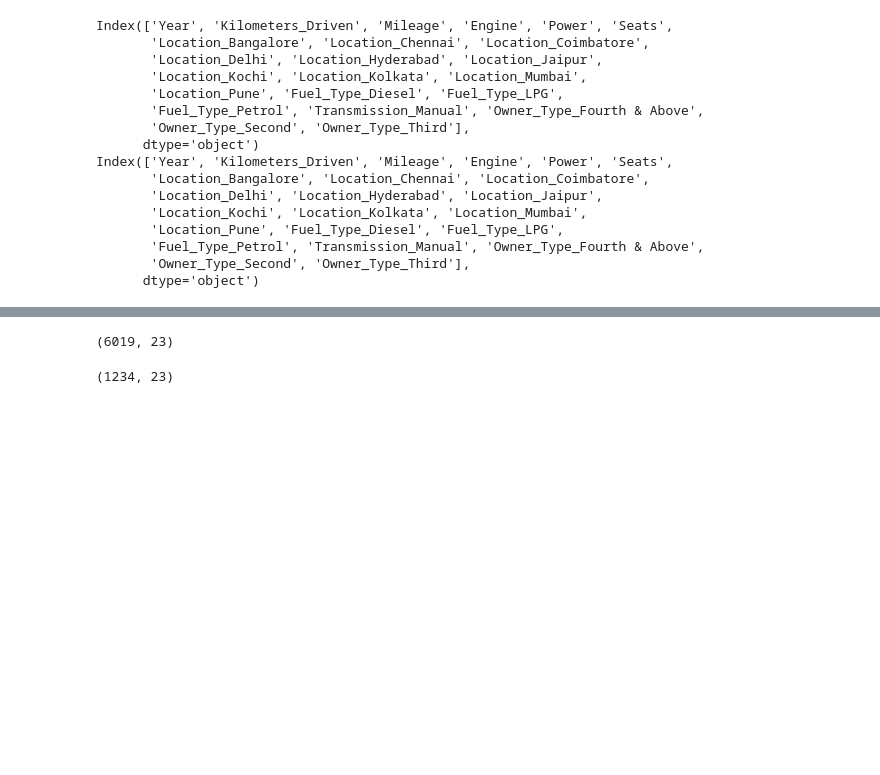
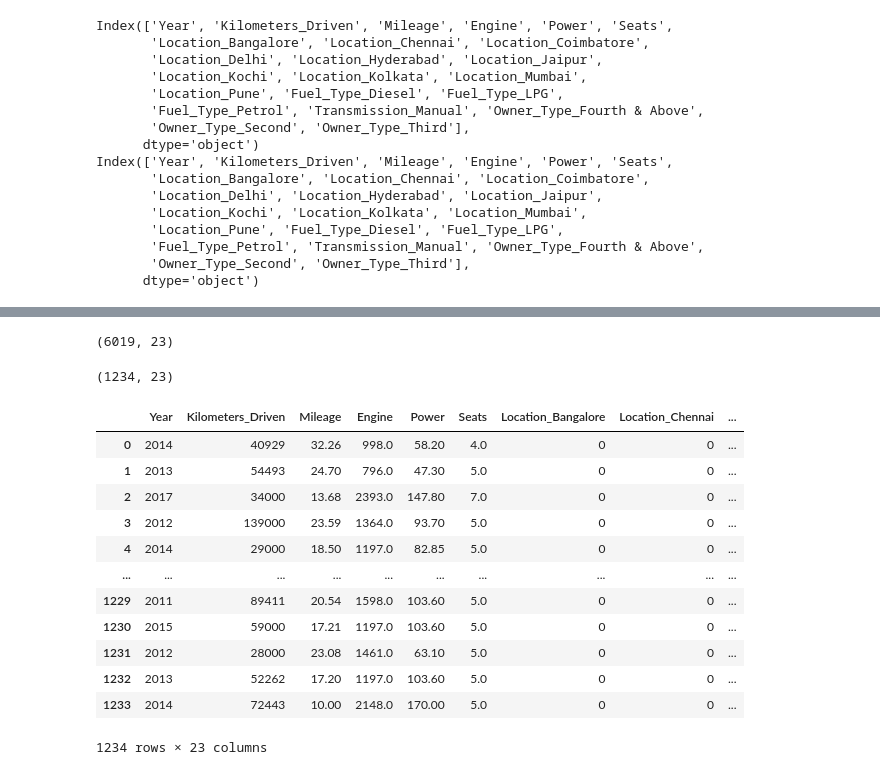
Before and after one commit to Anugrahig/LM-BD-March, a Jupyter notebook: march_bigdata/ml/regression/04_Projects/01_car_price_prediction.ipynb, the cells around one changed output, grey strips where cells are left out. Saved outputs shown, nothing was run; the diff lists cells and outputs as text; code cells hidden in the pictures; blank space fills up the shorter version.

```diff
--- a/march_bigdata/ml/regression/04_Projects/01_car_price_prediction.ipynb
+++ b/march_bigdata/ml/regression/04_Projects/01_car_price_prediction.ipynb
@@ -954,8 +1008,24 @@ X_test=dfe_test
-# %%
-X_train.shape
-# %% [output]
-(6019, 23)
-# %%
-X_test.shape
-# %% [output]
-(1234, 23)
+# %%
+X_train.shape
+# %% [output]
+(6019, 23)
+# %%
+X_test.shape
+# %% [output]
+(1234, 23)
+# %%
+X_test
+# %% [output]
+|  | Year | Kilometers_Driven | Mileage | Engine | Power | Seats | Location_Bangalore | Location_Chennai | ... |
+| 0 | 2014 | 40929 | 32.26 | 998.0 | 58.20 | 4.0 | 0 | 0 | ... |
+| 1 | 2013 | 54493 | 24.70 | 796.0 | 47.30 | 5.0 | 0 | 0 | ... |
+| 2 | 2017 | 34000 | 13.68 | 2393.0 | 147.80 | 7.0 | 0 | 0 | ... |
+| 3 | 2012 | 139000 | 23.59 | 1364.0 | 93.70 | 5.0 | 0 | 0 | ... |
+| 4 | 2014 | 29000 | 18.50 | 1197.0 | 82.85 | 5.0 | 0 | 0 | ... |
+| ... | ... | ... | ... | ... | ... | ... | ... | ... | ... |
+| 1229 | 2011 | 89411 | 20.54 | 1598.0 | 103.60 | 5.0 | 0 | 0 | ... |
+| 1230 | 2015 | 59000 | 17.21 | 1197.0 | 103.60 | 5.0 | 0 | 0 | ... |
+| 1231 | 2012 | 28000 | 23.08 | 1461.0 | 63.10 | 5.0 | 0 | 0 | ... |
+| 1232 | 2013 | 52262 | 17.20 | 1197.0 | 103.60 | 5.0 | 0 | 0 | ... |
+| 1233 | 2014 | 72443 | 10.00 | 2148.0 | 170.00 | 5.0 | 0 | 0 | ... |
+1234 rows × 23 columns
```
Also changed, not shown: parts of 46 cells of this notebook.
